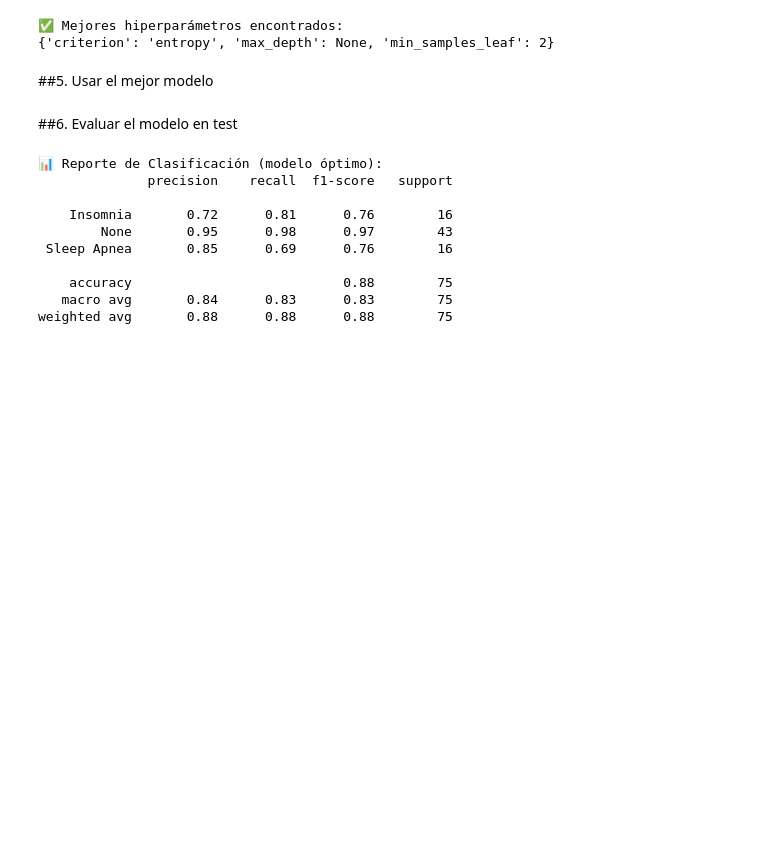
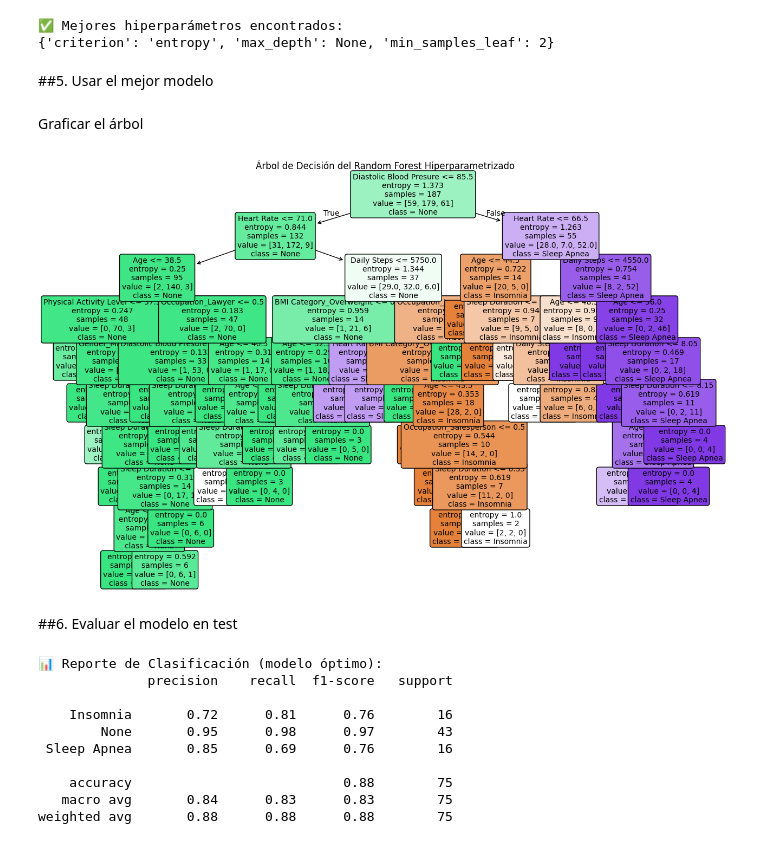
Before and after one commit to JuanfeP2004/Taller-4-Analitica-de-datos, a Jupyter notebook: Taller_4Prediccion.ipynb, the cells around one changed output. Saved outputs shown, nothing was run; the diff lists cells and outputs as text; code cells hidden in the pictures; blank space fills up the shorter version.

```diff
--- a/Taller_4Prediccion.ipynb
+++ b/Taller_4Prediccion.ipynb
@@ -353,6 +378,17 @@ medidas['Tree']=grid_search.best_score_
 ##5. Usar el mejor modelo
 # %%
 best_rf = grid_search.best_estimator_
+# %% [markdown]
+Graficar el árbol
+# %%
+tree_to_plot = best_rf.estimators_[0]
+plt.figure(figsize=(15,10))
+plot_tree(tree_to_plot, feature_names=X_train.columns.values,
+          class_names=LabelEncoder().fit(y).classes_, rounded=True, filled=True, fontsize=10)
+plt.title('Árbol de Decisión del Random Forest Hiperparametrizado')
+plt.show()
+# %% [output]
+[figure, added]
 # %% [markdown]
 ##6. Evaluar el modelo en test
 # %%
```
Also changed, not shown: parts of 14 cells of this notebook.
